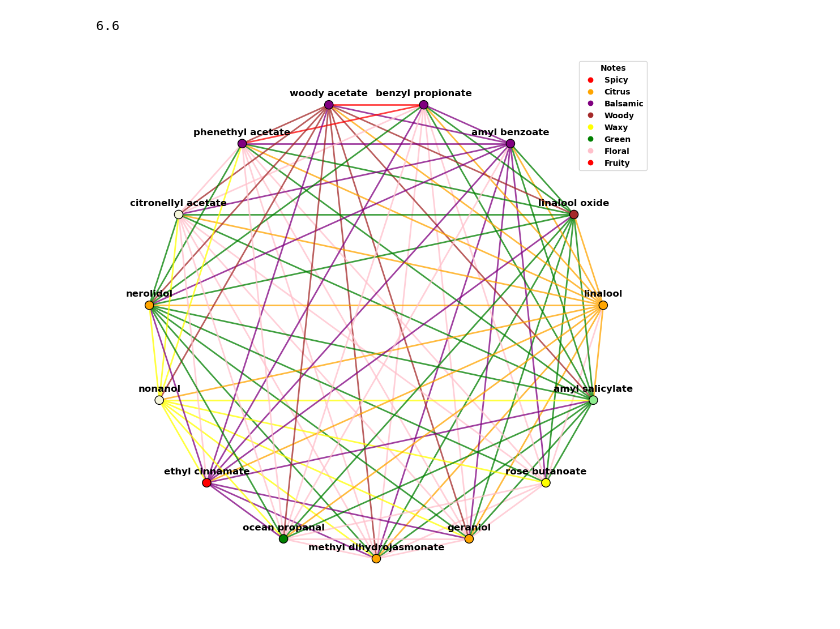
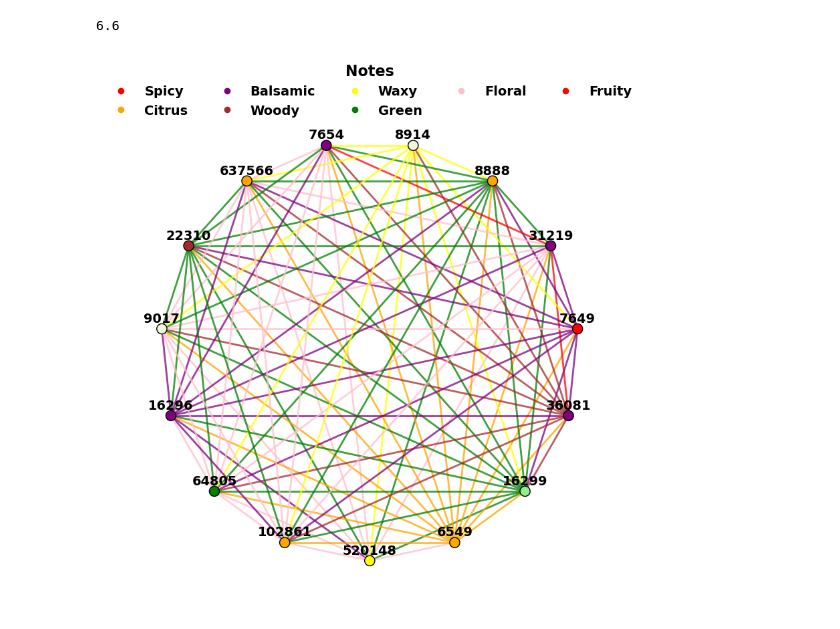
Before and after one commit to odor-pair/odor-pair, a Jupyter notebook: charts/backbone.ipynb, the cells around one changed output. Saved outputs shown, nothing was run; the diff lists cells and outputs as text; code cells hidden in the pictures.

Commit message:
New carving figures

```diff
--- a/charts/backbone.ipynb
+++ b/charts/backbone.ipynb
@@ -99,0 +103,16 @@ for mol in backbone:
+# %%
+from tqdm.notebook import tqdm
+from pubchempy import get_compounds
+
+smiles_to_cid = {}
+for smiles in tqdm(backbone):
+    try:
+        compounds = get_compounds(smiles, 'smiles')
+        if compounds:
+            smiles_to_cid[smiles] = compounds[0].cid
+        else:
+            smiles_to_cid[smiles] = None  # No CID found
+    except Exception as e:
+        smiles_to_cid[smiles] = None  # Handle errors gracefully
+        print(f"Error processing {smiles}: {e}")
+smiles_to_cid
@@ -123,6 +158,7 @@ import networkx as nx
 import collections
 import random
 import re
+plt.rcParams.update({'font.size': 16})
 
 # Suppress specific DeprecationWarning
 warnings.filterwarnings("ignore", category=DeprecationWarning, message=".*alltrue.*")
@@ -168,7 +204,8 @@ def get_node_color(node):
     notes = mol_to_notes[node]
     return get_color_from_notes(notes)
 
-fig, ax = utils.standard_fig_ax()
+# Set figure dimensions to ensure a square plot
+fig, ax = plt.subplots(figsize=(9, 9))
 
 # Create a new graph and add nodes in the specified order
 ordered_subgraph = nx.Graph()
@@ -184,41 +221,51 @@ theta = -np.pi / 2  # 90 degrees in radians
 rotation_matrix = np.array([[np.cos(theta), -np.sin(theta)],
                             [np.sin(theta), np.cos(theta)]])
 
 pos = {node: np.dot(rotation_matrix, pos[node]) for node in pos}
 
 # nx.draw_networkx_nodes(ordered_subgraph, pos, node_size=node_size, nodelist=ordered_subgraph.nodes(),
 #                        node_color='black')
 node_colors = [get_node_color(n) for n in ordered_subgraph.nodes()]
 nx.draw_networkx_nodes(G, pos, node_size=node_size, nodelist=ordered_subgraph.nodes(),
                        node_color=node_colors, edgecolors='black', linewidths=1)
 
 
 # Get the edge styles, colors, and weights for the subgraph
 edge_styles, edge_colors, edge_weights = list(zip(*[get_edge_style(edge) for edge in ordered_subgraph.edges()]))
 nx.draw_networkx_edges(ordered_subgraph, pos, style=edge_styles, edge_color=edge_colors, width=edge_weights, alpha=.75)
 
 # Clean the names for labels
-labels = {s:smiles_to_name[s] for s in pos}
+labels = {s:smiles_to_cid[s] for s in pos}
 labels_pos = {k: [x, y + yoffset] for k, (x, y) in pos.items()}
-nx.draw_networkx_labels(ordered_subgraph, labels_pos, labels=labels)
+nx.draw_networkx_labels(ordered_subgraph, labels_pos, labels=labels, font_size=14)
 
 # Add legend with colors used
 for note, color in note_color_mapping.items():
     if color not in used:
         continue
     ax.plot([], [], label=note.capitalize(), color=color, linestyle='', marker='o')
 
-# Add the legend to the plot
-plt.legend(title="Notes", loc="best")
+# Add horizontal legend at the title position
+plt.legend(
+    title="Notes",
+    loc="upper center",
+    bbox_to_anchor=(0.5, 1.1),  # Position legend at the top center
+    ncol=5,  # Adjust columns for compactness
+    title_fontsize=16,
+    fontsize=14,
+    frameon=False  # Optional: remove legend box
+)
 
+# Ensure the axes are square
+ax.set_aspect('equal', adjustable='datalim')
+
+# Final adjustments
 plt.box(False)
-carving_width = collections.Counter(edge_styles)["solid"]
-
-plt.tight_layout()
+plt.tight_layout(pad=2)  # Add padding to prevent overlap
 utils.save_figures(f"backbone{sample_size}", fig)
 plt.show()
 # %% [output]
-[figure, old version]
+[figure, new version]
 # %%
 import warnings
 import numpy as np
```
Also changed, not shown: parts of 5 cells of this notebook, 5 other files.
